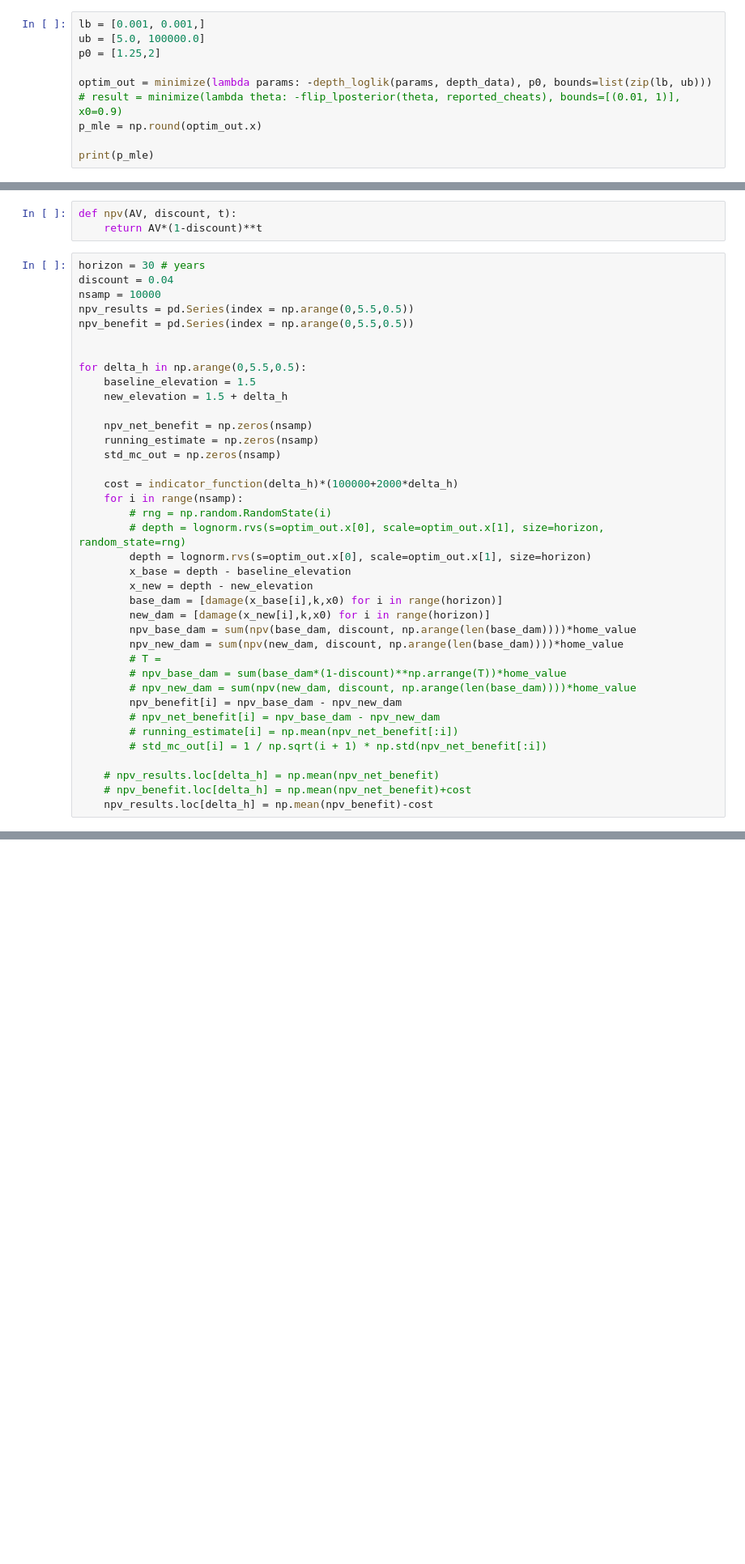
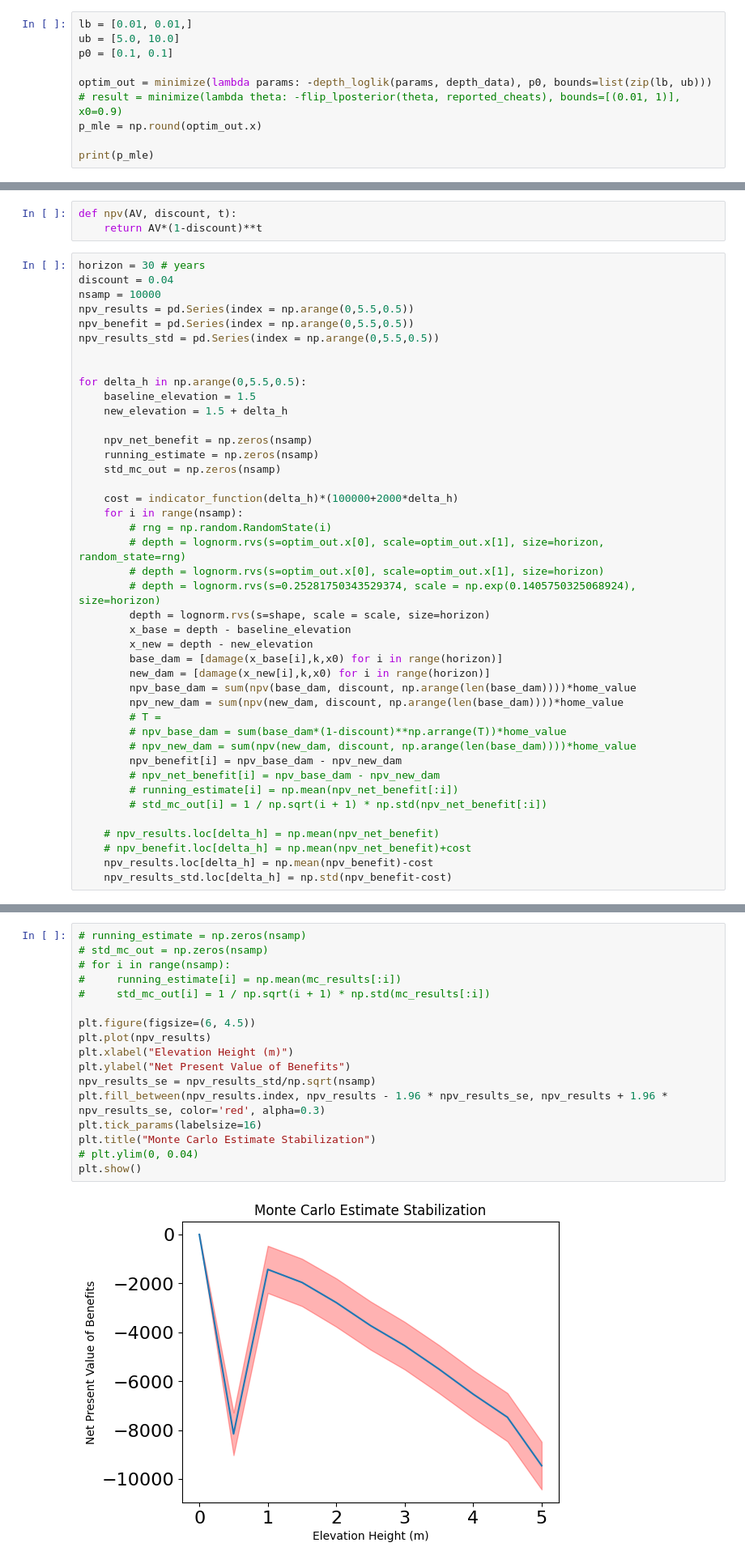
Before and after one commit to BEE4850-SP25/hw03-FenyaB, a Jupyter notebook: hw03.ipynb, the cells around one changed output, grey strips where cells are left out. Shown at 81% size. Cells and saved outputs as stored; diff of their text form; blank space fills up the shorter version.

```diff
--- a/hw03.ipynb
+++ b/hw03.ipynb
@@ -341,9 +363,9 @@ def depth_loglik(params, depth_data):
     ll = np.sum(lognorm.logpdf(depth_data, s=s, scale = scale))  # compute log-likelihood
     return ll
 # %%
-lb = [0.001, 0.001,]
-ub = [5.0, 100000.0]
-p0 = [1.25,2]
+lb = [0.01, 0.01,]
+ub = [5.0, 10.0]
+p0 = [0.1, 0.1]
 
 optim_out = minimize(lambda params: -depth_loglik(params, depth_data), p0, bounds=list(zip(lb, ub)))
 # result = minimize(lambda theta: -flip_lposterior(theta, reported_cheats), bounds=[(0.01, 1)], x0=0.9)
@@ -497,6 +514,7 @@ discount = 0.04
 nsamp = 10000
 npv_results = pd.Series(index = np.arange(0,5.5,0.5))
 npv_benefit = pd.Series(index = np.arange(0,5.5,0.5))
+npv_results_std = pd.Series(index = np.arange(0,5.5,0.5))
 
 
 for delta_h in np.arange(0,5.5,0.5):
@@ -511,7 +529,9 @@ for delta_h in np.arange(0,5.5,0.5):
     for i in range(nsamp):
         # rng = np.random.RandomState(i)
         # depth = lognorm.rvs(s=optim_out.x[0], scale=optim_out.x[1], size=horizon, random_state=rng)
-        depth = lognorm.rvs(s=optim_out.x[0], scale=optim_out.x[1], size=horizon)
+        # depth = lognorm.rvs(s=optim_out.x[0], scale=optim_out.x[1], size=horizon)
+        # depth = lognorm.rvs(s=0.25281750343529374, scale = np.exp(0.1405750325068924), size=horizon)
+        depth = lognorm.rvs(s=shape, scale = scale, size=horizon)
         x_base = depth - baseline_elevation
         x_new = depth - new_elevation
         base_dam = [damage(x_base[i],k,x0) for i in range(horizon)]
@@ -529,3 +549,4 @@ for delta_h in np.arange(0,5.5,0.5):
     # npv_results.loc[delta_h] = np.mean(npv_net_benefit)
     # npv_benefit.loc[delta_h] = np.mean(npv_net_benefit)+cost
     npv_results.loc[delta_h] = np.mean(npv_benefit)-cost
+    npv_results_std.loc[delta_h] = np.std(npv_benefit-cost)
@@ -548,0 +553,19 @@ None of the elevations pass the cost-benefit test, as all of an NPV of net benef
+# %%
+# running_estimate = np.zeros(nsamp)
+# std_mc_out = np.zeros(nsamp)
+# for i in range(nsamp):
+#     running_estimate[i] = np.mean(mc_results[:i])
+#     std_mc_out[i] = 1 / np.sqrt(i + 1) * np.std(mc_results[:i])
+
+plt.figure(figsize=(6, 4.5))
+plt.plot(npv_results)
+plt.xlabel("Elevation Height (m)")
+plt.ylabel("Net Present Value of Benefits")
+npv_results_se = npv_results_std/np.sqrt(nsamp)
+plt.fill_between(npv_results.index, npv_results - 1.96 * npv_results_se, npv_results + 1.96 * npv_results_se, color='red', alpha=0.3)
+plt.tick_params(labelsize=16)
+plt.title("Monte Carlo Estimate Stabilization")
+# plt.ylim(0, 0.04)
+plt.show()
+# %% [output]
+[figure, added]
```
Also changed, not shown: parts of 26 cells of this notebook.
